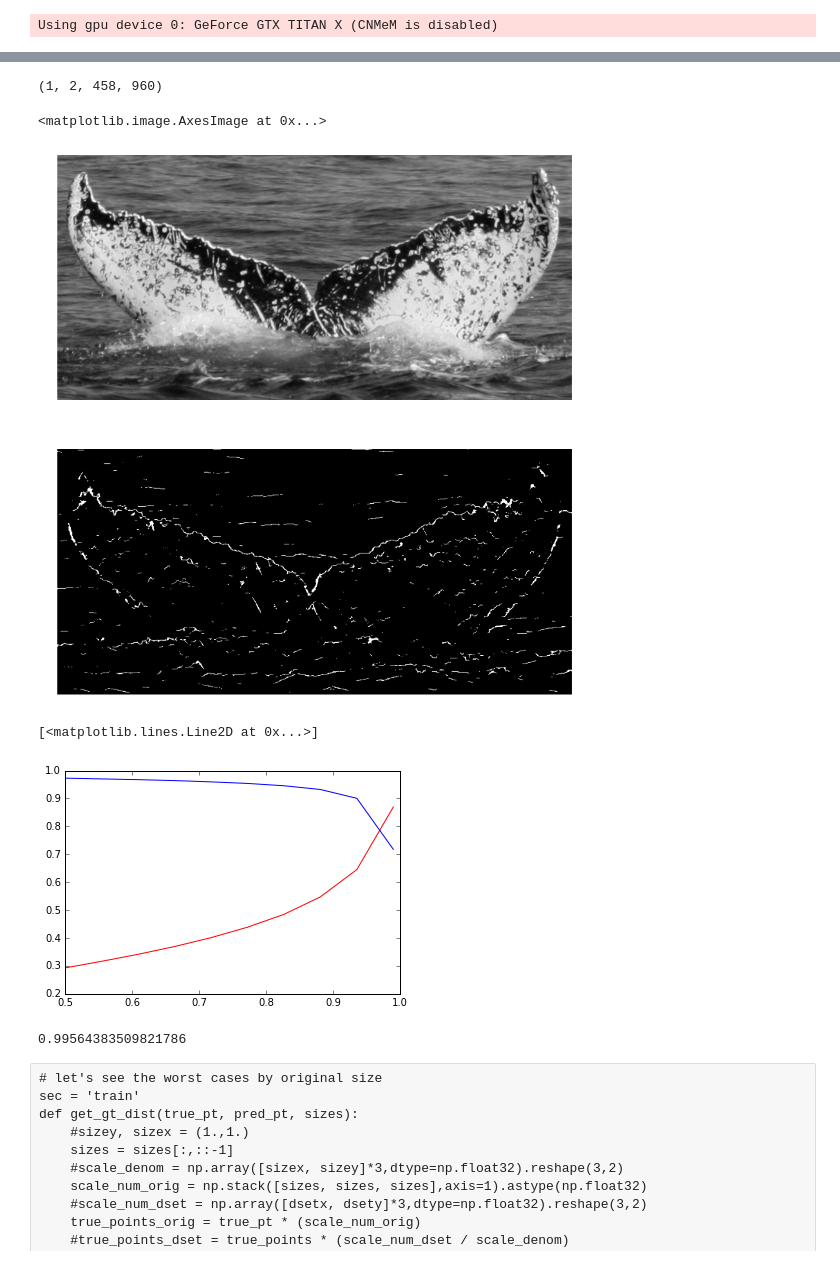
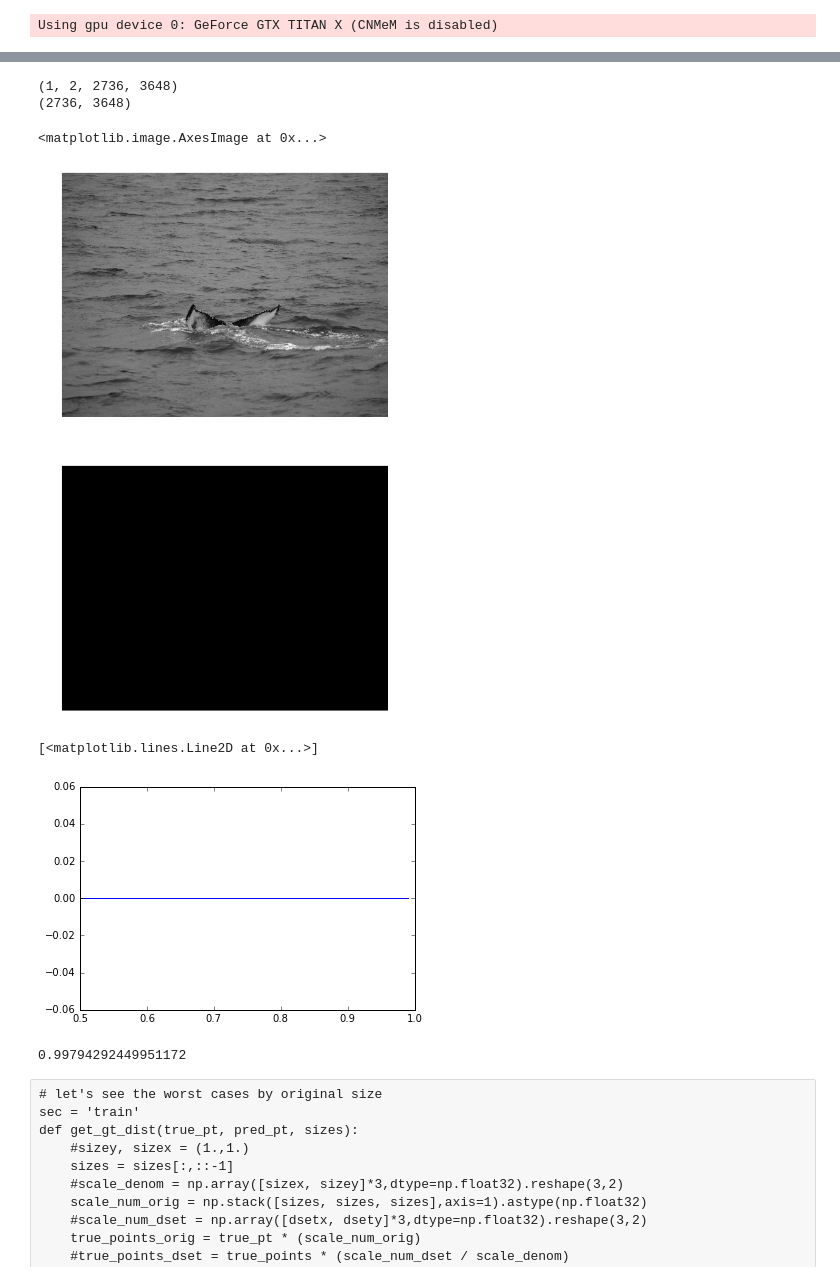
Before and after one commit to zmjjmz/thesiswork, a Jupyter notebook: edge_extract/TE Extractor Analysis.ipynb, the cells around one changed output, grey strips where cells are left out. Drawn from its saved outputs; the diff is of its cells as text; code cells hidden in the pictures.

```diff
--- a/edge_extract/TE Extractor Analysis.ipynb
+++ b/edge_extract/TE Extractor Analysis.ipynb
@@ -26,13 +32,12 @@ L______
 Trying /home/zach/envs/thesis/local/lib/python2.7/site-packages/flann-1.8.4-py2.7.egg/pyflann/lib/libflann.so
 Using gpu device 0: GeForce GTX TITAN X (CNMeM is disabled)
 # %%
-model_loc = 'annot_te_128'
-dset_loc = 'annot_te_128'
+model_loc = 'fbannot_te_128'
+dset_loc = 'TEST_fbannot_te_128'
 # %%
 
-model_name = 'small_lr1e-2.pkl'
-with open(join(dataset_loc, "Flukes/patches/%s" % join(model_loc, model_name)), 'r') as f:
-    model = pickle.load(f)
+model_name = 'model.pkl'
+model = ut.load_cPkl(join(dataset_loc, "Flukes/patches/%s" % join(model_loc, model_name)))
 
 dset = load_dataset(join(dataset_loc, "Flukes/patches/%s" % dset_loc), normalize_method='zscore')
 # %% [output]
@@ -42,7 +52,7 @@ Took 221.78 seconds
 X = T.tensor4()
 
 
-segmenter = build_segmenter_simple()
+segmenter = build_segmenter_jet()
 ll.set_all_param_values(segmenter, model)
 model_outputs = [ll.get_output(intr_layer, X, deterministic=True) for intr_layer in ll.get_all_layers(segmenter)]
 #segmenter_out = ll.get_output(segmenter, X, deterministic=True)
@@ -190,20 +232,23 @@ Image(filename='./losses.png')
 # %%
 # Let's visualize a random image
-imgs_dir = join(dataset_loc, 'Flukes/CRC_combined constrained')
+imgs_dir = join(dataset_loc, 'Flukes/Flukebook/images')
 import glob
 zsl_imgs = glob.glob(join(imgs_dir, '*'))
 rand_img = cv2.cvtColor(cv2.imread(random.choice(zsl_imgs)),cv2.COLOR_BGR2GRAY)
 rand_img = (rand_img.astype(np.float32) - dset['mean']) / dset['std']
 output_img = segmenter_fn(rand_img[np.newaxis,np.newaxis,:,:])[-1]
 print(output_img.shape)
+print(rand_img.shape)
 f, ax = plt.subplots(2, figsize=(15,15))
 [i.axis('off') for i in ax]
+plt.gray()
 ax[0].imshow(rand_img)
-ax[1].imshow(output_img[0,0,:,:] > 0.5)
+ax[1].imshow(output_img[0,0,:,:] > 0.9)
 # %% [output]
-(1, 2, 458, 960)
+(1, 2, 2736, 3648)
+(2736, 3648)
 <matplotlib.image.AxesImage at 0x...>
-[figure, old version]
+[figure, new version]
 # %%
 # false positive rate
 def precision_recall(true, pred, pos_thresh=0.5):
@@ -229,12 +274,12 @@ plt.plot(thresholds, zip(*pr_curve)[0], color='r')
 plt.plot(thresholds, zip(*pr_curve)[1], color='b')
 # %% [output]
 [<matplotlib.lines.Line2D at 0x...>]
-[figure, old version]
+[figure, new version]
 # %%
 # all bg accuracy?
 np.sum(dset_for_model[sec]['y'][:,0,:,:] == np.zeros(dset_for_model[sec]['y'][:,0,:,:].shape,dtype=np.int)) / np.product(dset_for_model[sec]['y'][:,0,:,:].shape)
 # %% [output]
-0.99564383509821786
+0.99794292449951172
 # %% [raw]
 # let's see the worst cases by original size
 sec = 'train'
```
Also changed, not shown: parts of 13 cells of this notebook, 4 other files.
